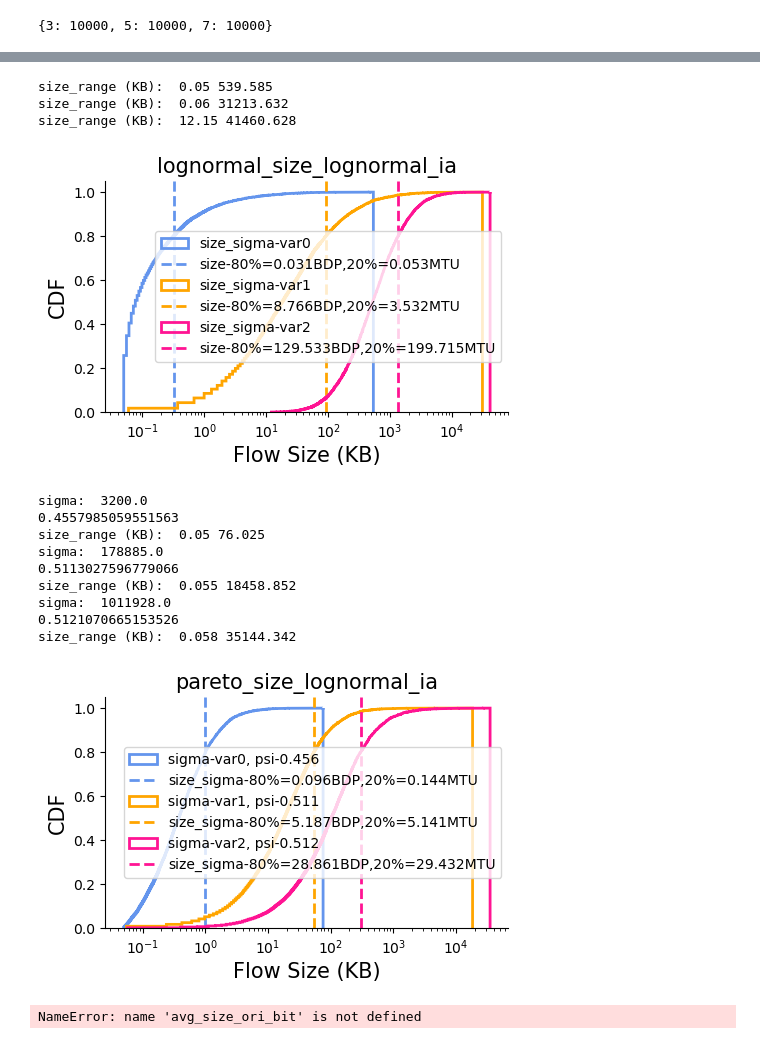
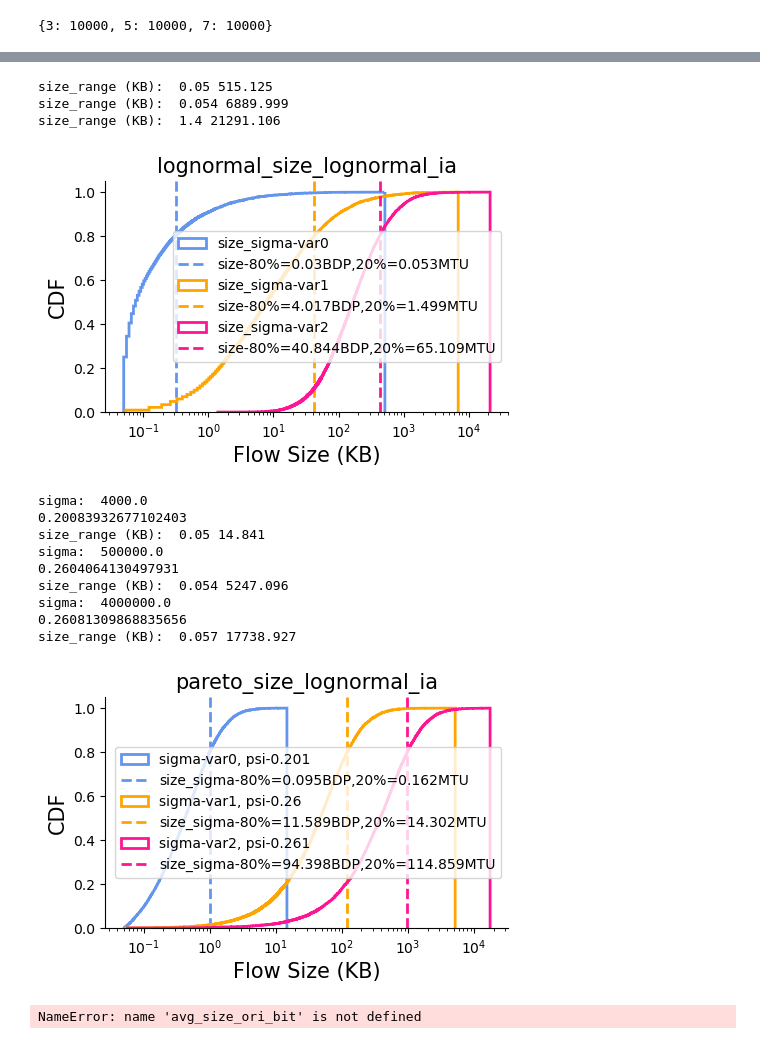
Before and after one commit to kwzhao/High-Precision-Congestion-Control, a Jupyter notebook: traffic_gen/plt_data.ipynb, the cells around one changed output, grey strips where cells are left out. Cells and saved outputs as stored; diff of their text form; code cells hidden in the pictures.

```diff
--- a/traffic_gen/plt_data.ipynb
+++ b/traffic_gen/plt_data.ipynb
@@ -124,8 +124,9 @@ fig = plt.figure(figsize=(5.2, 3))  # 2.5 inch for 1/3 double column width
 ax = fig.add_subplot(111)
 for sigma_idx,size_sigma_ori in enumerate(sigmas):
       # mu = np.log(avg_size_ori_bit - min_size_in_bit) - ((sigma / 20000)**2) / 2
-      avg_size_in_bit = avg_size_base_in_bit*(float(size_sigma_ori) / 5000.0)**3  # 10KB
+      avg_size_in_bit = avg_size_base_in_bit*(float(size_sigma_ori) / 5000.0)**2.5  # 10KB
       size_sigma=0.8+(60000-size_sigma_ori)/30000     # flow size
+      # size_sigma=2.0     # flow size
       mu = np.log(avg_size_in_bit - min_size_in_bit) - (size_sigma ** 2) / 2
       s = (min_size_in_bit + np.random.lognormal(mean=mu, sigma=size_sigma, size=(n_flows,)))
 
@@ -157,10 +158,10 @@ plt.xscale('log')
 plt.title("lognormal_size_lognormal_ia",fontsize=_fontsize)
 plt.show()
 # %% [output]
-size_range (KB):  0.05 539.585
-size_range (KB):  0.06 31213.632
-size_range (KB):  12.15 41460.628
+size_range (KB):  0.05 515.125
+size_range (KB):  0.054 6889.999
+size_range (KB):  1.4 21291.106
-[figure, old version]
+[figure, new version]
 # %%
 from scipy.stats import genpareto
 from scipy.optimize import fsolve
@@ -170,8 +171,8 @@ fig = plt.figure(figsize=(5.2, 3))  # 2.5 inch for 1/3 double column width
 ax = fig.add_subplot(111)
 for sigma_idx,size_sigma_ori in enumerate(sigmas):
       # sigma=int((sigma_ori-5000)/(50000)*(45000-20000)+20000)
-      avg_size_in_bit=avg_size_base_in_bit*(float(size_sigma_ori)/5000.0)**2.5
-      size_sigma=avg_size_in_bit//2.5
+      avg_size_in_bit=avg_size_base_in_bit*(float(size_sigma_ori)/5000.0)**3
+      size_sigma=avg_size_in_bit//2
       print("sigma: ",size_sigma)
       func = lambda x: 5 - np.power(1 + x * (avg_size_in_bit - min_size_in_bit) / size_sigma, 1 / x)
       # func = lambda x: 5 - np.power(1 + x * (avg_size_ori_bit - min_size_in_bit) / sigma, 1 / x)
@@ -181,43 +182,43 @@ for sigma_idx,size_sigma_ori in enumerate(sigmas):
       s = min_size_in_bit + size_sigma * genpareto.rvs(c=psi, size=(n_flows,))
 
       s=s/bit_to_KB
       print("size_range (KB): ",
       np.round(np.min(s), 3),
       np.round(np.max(s), 3),)
 
       size_80 = np.percentile(s, 80)
       size_20 = np.percentile(s, 20)
       count, bins, ignored = plt.hist(s, 100000, density=True,cumulative=True,histtype=u'step',linewidth=2,color=color_list[sigma_idx],label=f"sigma-var{sigma_idx}, psi-{np.round(psi,3)}")
       plt.axvline(
             size_80,
             color=color_list[sigma_idx],
             linewidth=2,
             linestyle='--',
             label=f"size_sigma-80%={np.round(size_80/BDP_IN_KB,3)}BDP,20%={np.round(size_20/MTU_IN_KB,3)}MTU"
         )
       # plt.plot(bins, 1/(sigma * np.sqrt(2 * np.pi)) *
       #                np.exp( - (bins - mu)**2 / (2 * sigma**2) ),
       #          linewidth=2, color='r')
 ax.spines["right"].set_visible(False)
 ax.spines["top"].set_visible(False)
 
 plt.ylabel("CDF", fontsize=_fontsize)
 plt.xlabel("Flow Size (KB)", fontsize=_fontsize)
 plt.legend(loc='right')
 plt.xscale('log')
 plt.title("pareto_size_lognormal_ia",fontsize=_fontsize)
 plt.show()
 # %% [output]
-sigma:  3200.0
-0.4557985059551563
-size_range (KB):  0.05 76.025
-sigma:  178885.0
-0.5113027596779066
-size_range (KB):  0.055 18458.852
-sigma:  1011928.0
-0.5121070665153526
-size_range (KB):  0.058 35144.342
+sigma:  4000.0
+0.20083932677102403
+size_range (KB):  0.05 14.841
+sigma:  500000.0
+0.2604064130497931
+size_range (KB):  0.054 5247.096
+sigma:  4000000.0
+0.26081309868835656
+size_range (KB):  0.057 17738.927
-[figure, old version]
+[figure, new version]
 # %%
 # input_gaussian_size_lognormal_ia
 fig = plt.figure(figsize=(5.2, 3))  # 2.5 inch for 1/3 double column width
```
Also changed, not shown: parts of 3 cells of this notebook, 1 other file.
